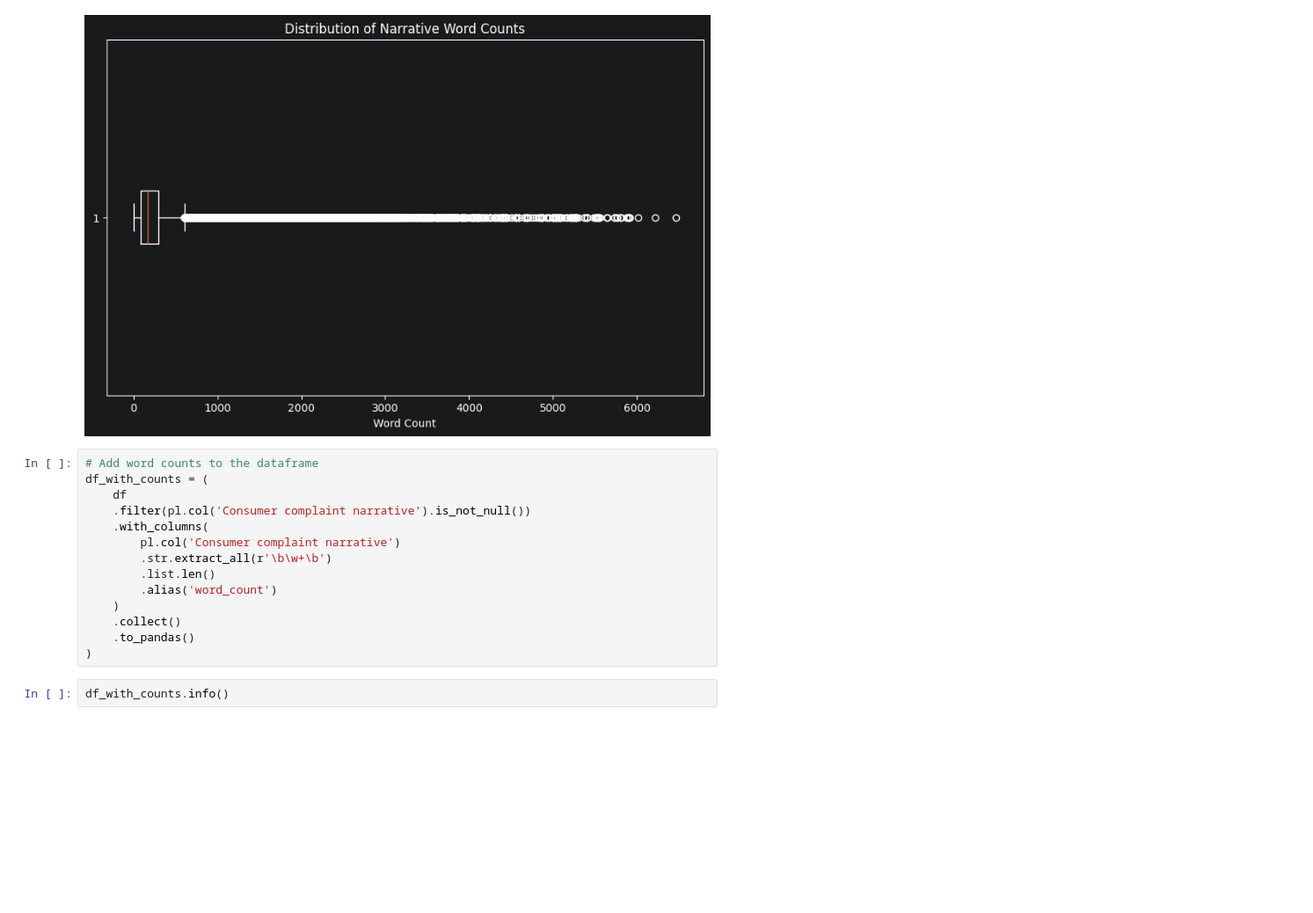
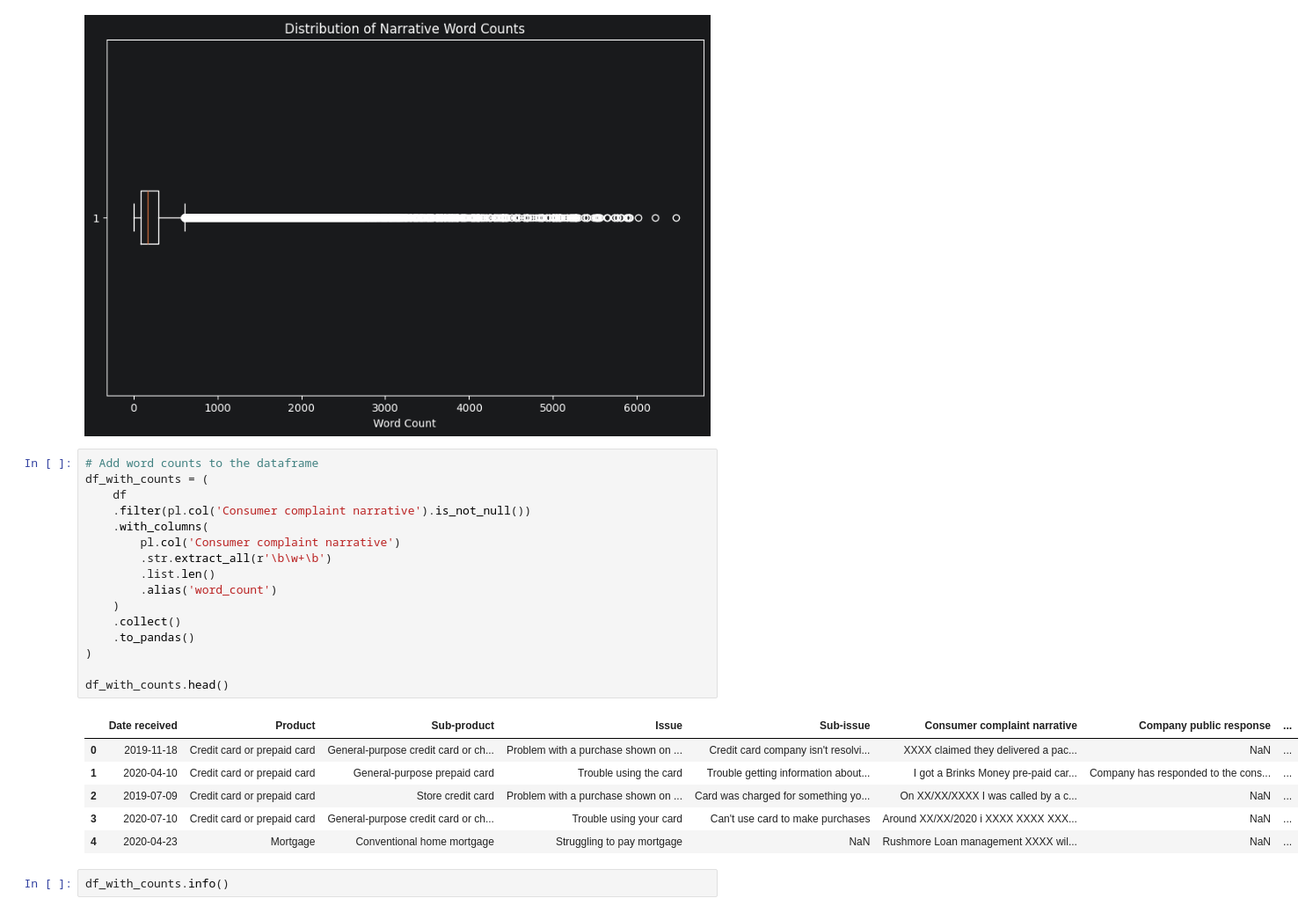
Before and after one commit to n-tamm/cfpb_mortgage_complaints, a Jupyter notebook: notebooks/consumer_complaints_eda_v3.ipynb, the cells around one changed output. Shown at 88% size. Cells and saved outputs as stored; diff of their text form; blank space fills up the shorter version.

```diff
--- a/notebooks/consumer_complaints_eda_v3.ipynb
+++ b/notebooks/consumer_complaints_eda_v3.ipynb
@@ -626,17 +586,26 @@ plt.show()
 # %%
 # Add word counts to the dataframe
 df_with_counts = (
     df
     .filter(pl.col('Consumer complaint narrative').is_not_null())
     .with_columns(
         pl.col('Consumer complaint narrative')
         .str.extract_all(r'\b\w+\b')
         .list.len()
         .alias('word_count')
     )
     .collect()
     .to_pandas()
 )
+
+df_with_counts.head()
+# %% [output]
+|  | Date received | Product | Sub-product | Issue | Sub-issue | Consumer complaint narrative | Company public response | ... |
+| 0 | 2019-11-18 | Credit card or prepaid card | General-purpose credit card or ch... | Problem with a purchase shown on ... | Credit card company isn't resolvi... | XXXX claimed they delivered a pac... | NaN | ... |
+| 1 | 2020-04-10 | Credit card or prepaid card | General-purpose prepaid card | Trouble using the card | Trouble getting information about... | I got a Brinks Money pre-paid car... | Company has responded to the cons... | ... |
+| 2 | 2019-07-09 | Credit card or prepaid card | Store credit card | Problem with a purchase shown on ... | Card was charged for something yo... | On XX/XX/XXXX I was called by a c... | NaN | ... |
+| 3 | 2020-07-10 | Credit card or prepaid card | General-purpose credit card or ch... | Trouble using your card | Can't use card to make purchases | Around XX/XX/2020 i XXXX XXXX XXX... | NaN | ... |
+| 4 | 2020-04-23 | Mortgage | Conventional home mortgage | Struggling to pay mortgage | NaN | Rushmore Loan management XXXX wil... | NaN | ... |
 # %%
 df_with_counts.info()
 # %% [output]
```
Also changed, not shown: parts of 23 cells of this notebook, 1 other file.
